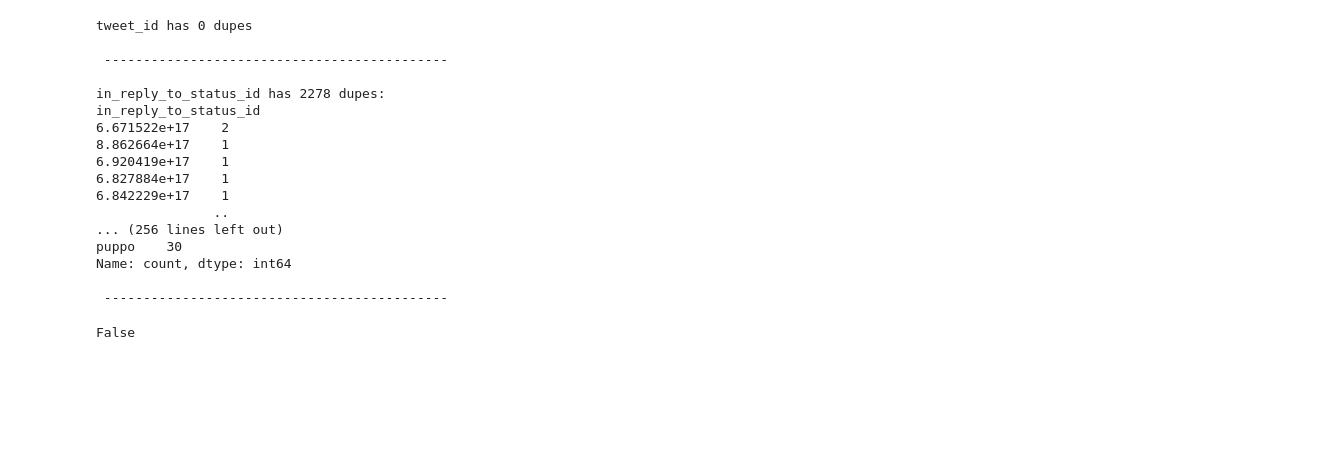
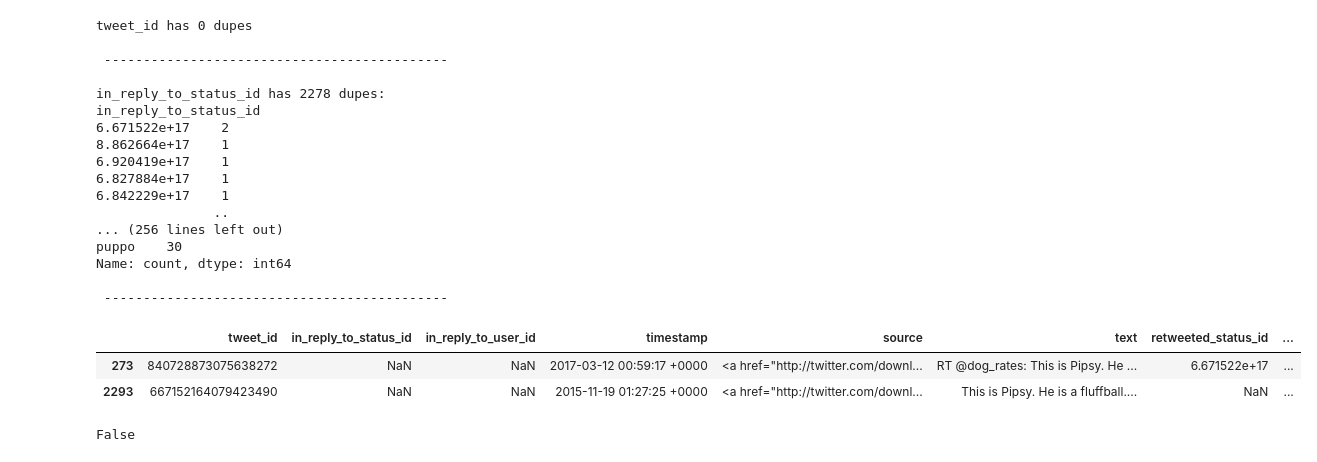
Before and after one commit to davidblackwelder/weratedogs-data-wrangling, a Jupyter notebook: wrangle_act.ipynb, the cells around one changed output. Cells and saved outputs as stored; diff of their text form; code cells hidden in the pictures; blank space fills up the shorter version.

```diff
--- a/wrangle_act.ipynb
+++ b/wrangle_act.ipynb
@@ -292,6 +337,12 @@ puppo    30
 Name: count, dtype: int64
 
  --------------------------------------------
+# %%
+df_archive.query('expanded_urls == "https://twitter.com/dog_rates/status/667152164079423490/photo/1"')
+# %% [output]
+|  | tweet_id | in_reply_to_status_id | in_reply_to_user_id | timestamp | source | text | retweeted_status_id | ... |
+| 273 | 840728873075638272 | NaN | NaN | 2017-03-12 00:59:17 +0000 | <a href="http://twitter.com/downl... | RT @dog_rates: This is Pipsy. He ... | 6.671522e+17 | ... |
+| 2293 | 667152164079423490 | NaN | NaN | 2015-11-19 01:27:25 +0000 | <a href="http://twitter.com/downl... | This is Pipsy. He is a fluffball.... | NaN | ... |
 # %%
 df_archive['tweet_id'].duplicated().any()
 # %% [output]
```
Also changed, not shown: parts of 23 cells of this notebook.
